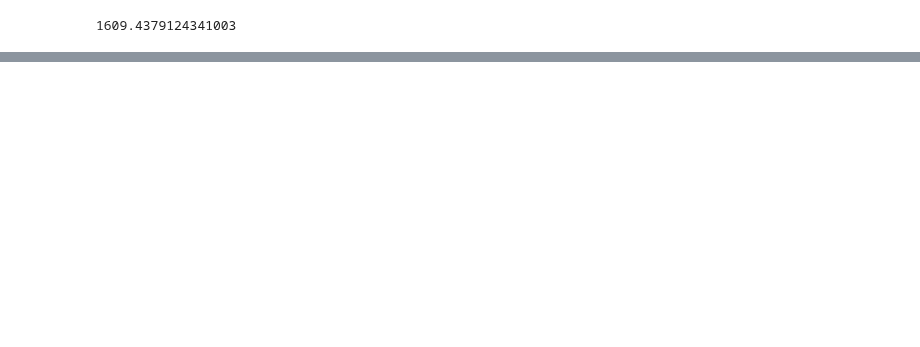
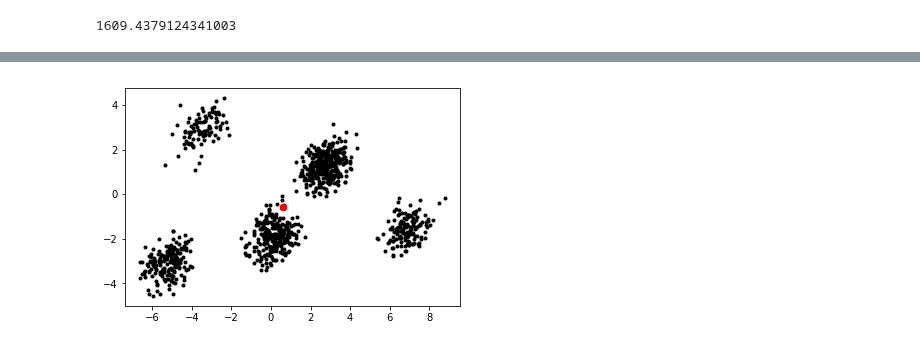
Before and after one commit to rgiordan/LinearResponseVariationalBayes.py, a Jupyter notebook: NormalMixture.ipynb, the cells around one changed output, grey strips where cells are left out. Drawn from its saved outputs; the diff is of its cells as text; code cells hidden in the pictures; blank space fills up the shorter version.

```diff
--- a/NormalMixture.ipynb
+++ b/NormalMixture.ipynb
@@ -201,7 +209,9 @@ class Objective(object):
         e_z = self.params['local']['e_z'].get()
 
         natural_parameters = obj.get_z_nat_params(e_z, mu, info, pi)
-        self.params['local']['e_z'].set(get_multinoulli_expectation(natural_parameters))
+        z_logsumexp = np.expand_dims(sp.misc.logsumexp(natural_parameters, 1), axis=1)
+        e_z = np.exp(natural_parameters - z_logsumexp)
+        self.params['local']['e_z'].set(e_z)
 
     def kl(self):
         info = self.params['global']['info'].get()
@@ -240,10 +250,3 @@ grad = obj.global_kl_grad(global_free_par)
 hvp = obj.global_kl_hvp(global_free_par, grad)
 
 obj.optimize_z()
-# %%
-
-obj.params.set_free(init_par_vec)
-obj.optimize_z()
-print(obj.params)
-kl = obj.kl()
-print(kl)
@@ -268,6 +253,7 @@ nan
 # %%
 
 obj.params.set_free(init_par_vec)
+obj.optimize_z()
 global_param_vec = obj.params['global'].get_vector()
 kl = obj.kl()
 
@@ -276,7 +262,7 @@ for step in range(50):
     global_vb_opt = optimize.minimize(
         lambda par: obj.global_kl_wrapper(par, verbose=False),
         x0=global_free_par, jac=obj.global_kl_grad, hessp=obj.global_kl_hvp,
-        method='nelder-mead', options={'maxiter': 50})
+        method='trust-ncg', options={'maxiter': 50})
     obj.params['global'].set_free(global_vb_opt.x)
     obj.optimize_z()
 
@@ -287,8 +273,9 @@ for step in range(50):
     new_kl = obj.kl()
     kl_diff = new_kl - kl
     kl = new_kl
-    print(' kl = {}\t\tdiff = {}'.format(kl_diff, diff))
+    print(' kl_diff = {}\t\tdiff = {}'.format(kl_diff, diff))
+    if diff < 1e-8:
+        break
 
-print(obj.params)
 print('Done.')
 # %% [output]
@@ -303,0 +317,8 @@ print('True pi = ', true_pi)
+# %%
+# Never a bad idea to visualize the dataz
+mu_fit = obj.params['global']['mu'].get()
+plt.plot(x[:,0], x[:,1], 'k.')
+for k in range(k_num):
+    plt.plot(mu_fit[k, 0], mu_fit[k, 1], 'ro')
+# %% [output]
+[figure, added]
```
Also changed, not shown: parts of 8 cells of this notebook.
